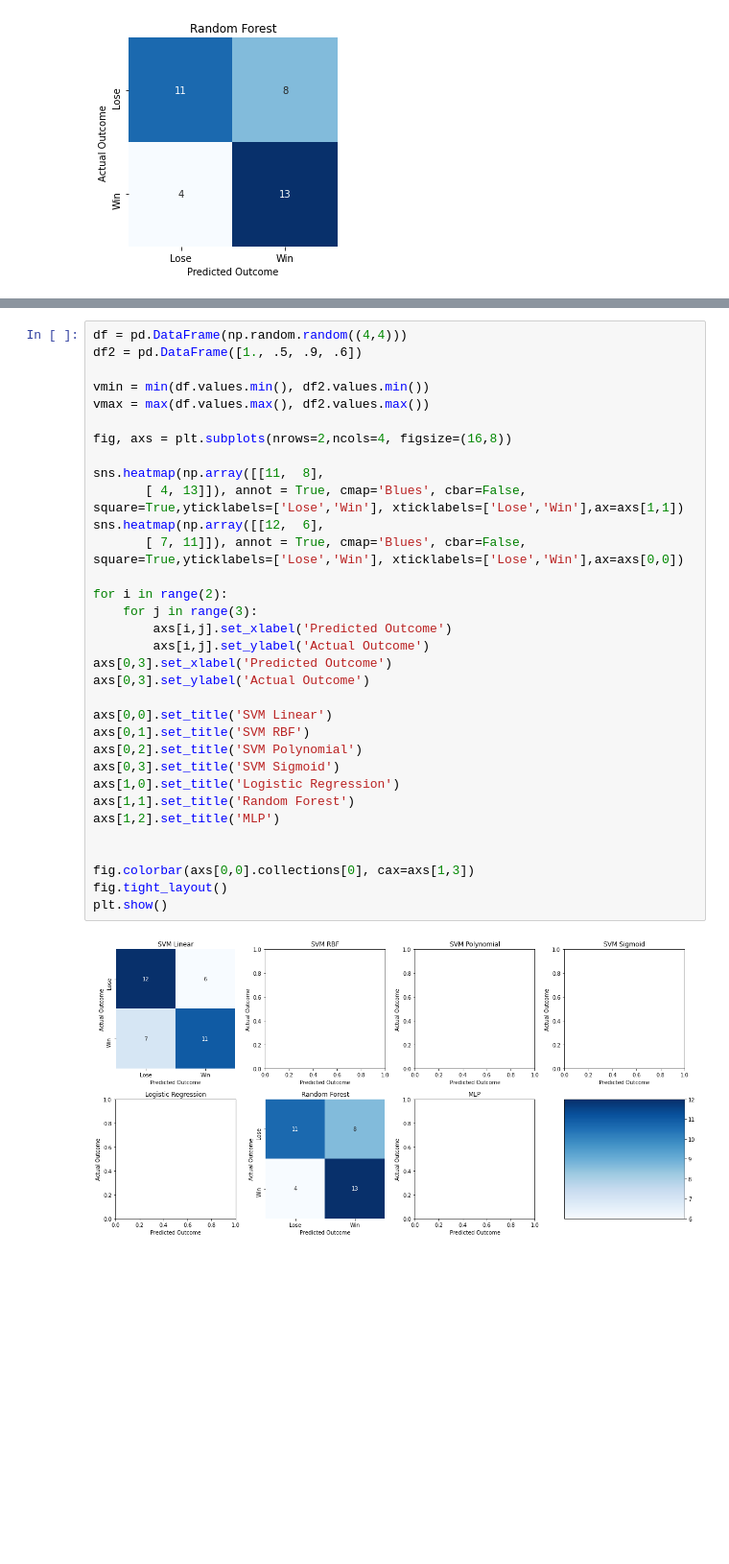
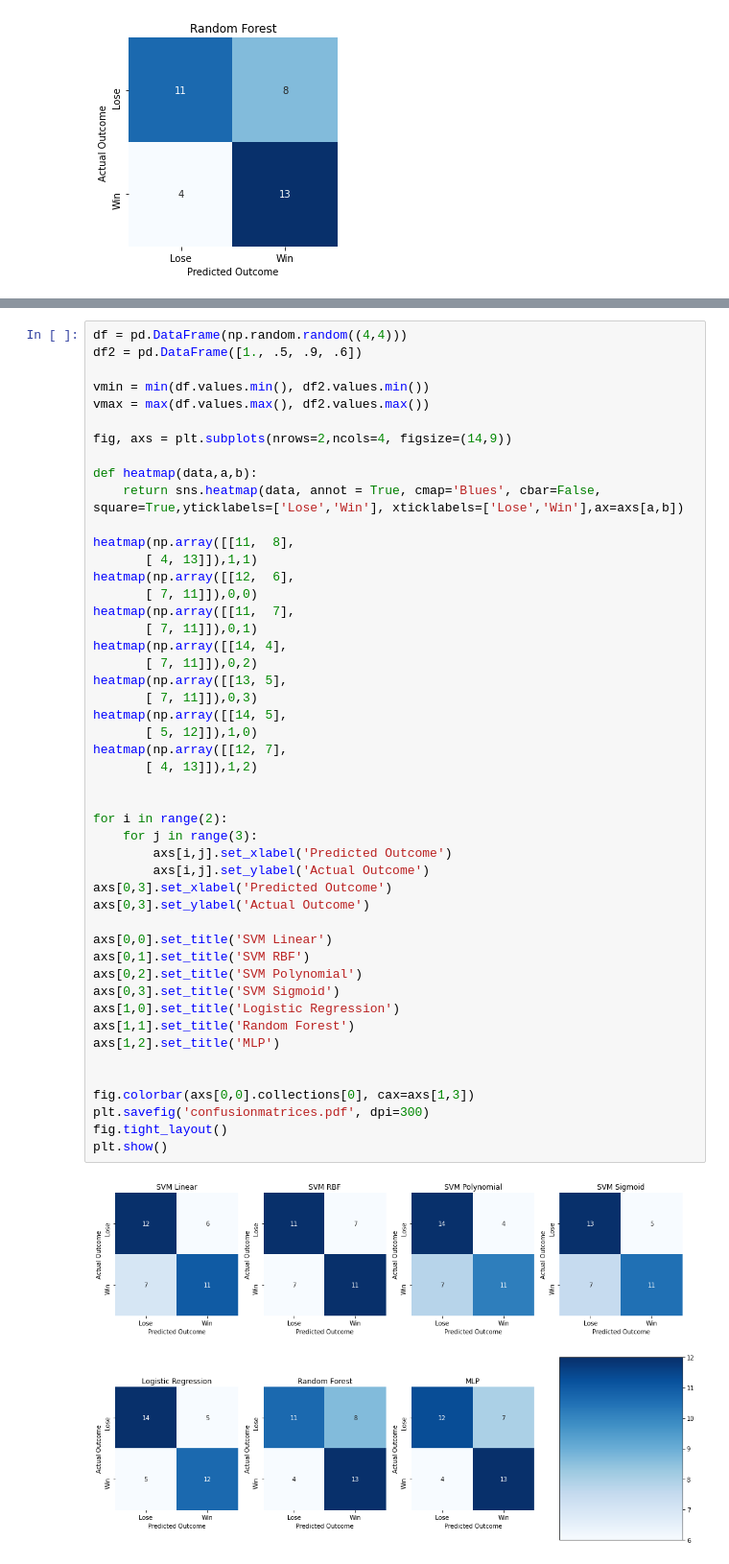
Before and after one commit to schiang28/Rouse, a Jupyter notebook: confusionmatrix.ipynb, the cells around one changed output, grey strips where cells are left out. Shown: that part at 96% size. Saved outputs shown, nothing was run; the diff lists cells and outputs as text; blank space fills up the shorter version.

Commit message:
figure size adjustments

```diff
--- a/confusionmatrix.ipynb
+++ b/confusionmatrix.ipynb
@@ -96,35 +140,50 @@ Text(0.5, 1.0, 'Random Forest')
 # %%
 df = pd.DataFrame(np.random.random((4,4)))
 df2 = pd.DataFrame([1., .5, .9, .6])
 
 vmin = min(df.values.min(), df2.values.min())
 vmax = max(df.values.max(), df2.values.max())
 
-fig, axs = plt.subplots(nrows=2,ncols=4, figsize=(16,8))
+fig, axs = plt.subplots(nrows=2,ncols=4, figsize=(14,9))
 
-sns.heatmap(np.array([[11,  8],
-       [ 4, 13]]), annot = True, cmap='Blues', cbar=False, square=True,yticklabels=['Lose','Win'], xticklabels=['Lose','Win'],ax=axs[1,1])
-sns.heatmap(np.array([[12,  6],
-       [ 7, 11]]), annot = True, cmap='Blues', cbar=False, square=True,yticklabels=['Lose','Win'], xticklabels=['Lose','Win'],ax=axs[0,0])
+def heatmap(data,a,b):
+    return sns.heatmap(data, annot = True, cmap='Blues', cbar=False, square=True,yticklabels=['Lose','Win'], xticklabels=['Lose','Win'],ax=axs[a,b])
+
+heatmap(np.array([[11,  8],
+       [ 4, 13]]),1,1)
+heatmap(np.array([[12,  6],
+       [ 7, 11]]),0,0)
+heatmap(np.array([[11,  7],
+       [ 7, 11]]),0,1)
+heatmap(np.array([[14, 4],
+       [ 7, 11]]),0,2)
+heatmap(np.array([[13, 5],
+       [ 7, 11]]),0,3)
+heatmap(np.array([[14, 5],
+       [ 5, 12]]),1,0)
+heatmap(np.array([[12, 7],
+       [ 4, 13]]),1,2)
+
 
 for i in range(2):
     for j in range(3):
         axs[i,j].set_xlabel('Predicted Outcome')
         axs[i,j].set_ylabel('Actual Outcome')
 axs[0,3].set_xlabel('Predicted Outcome')
 axs[0,3].set_ylabel('Actual Outcome')
 
 axs[0,0].set_title('SVM Linear')
 axs[0,1].set_title('SVM RBF')
 axs[0,2].set_title('SVM Polynomial')
 axs[0,3].set_title('SVM Sigmoid')
 axs[1,0].set_title('Logistic Regression')
 axs[1,1].set_title('Random Forest')
 axs[1,2].set_title('MLP')
 
 
 fig.colorbar(axs[0,0].collections[0], cax=axs[1,3])
+plt.savefig('confusionmatrices.pdf', dpi=300)
 fig.tight_layout()
 plt.show()
 # %% [output]
-[figure, old version]
+[figure, new version]
```
Also changed, not shown: parts of 1 cell of this notebook, 2 other files.
